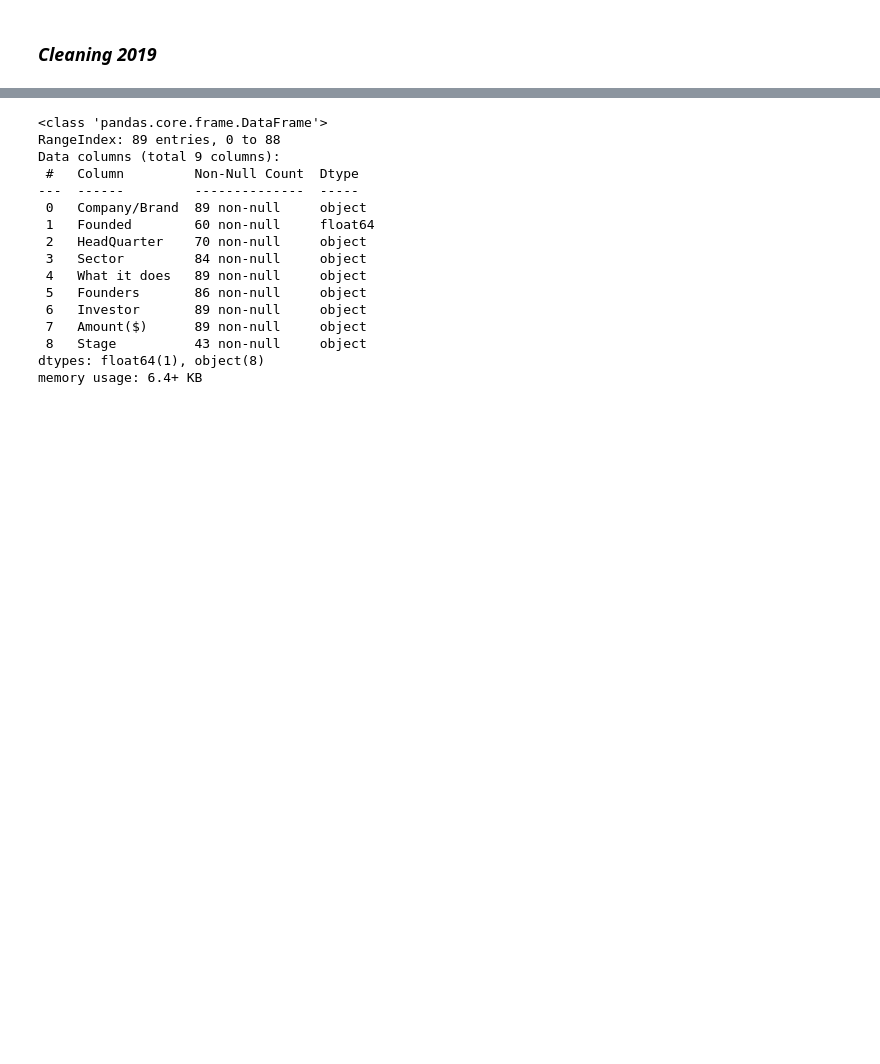
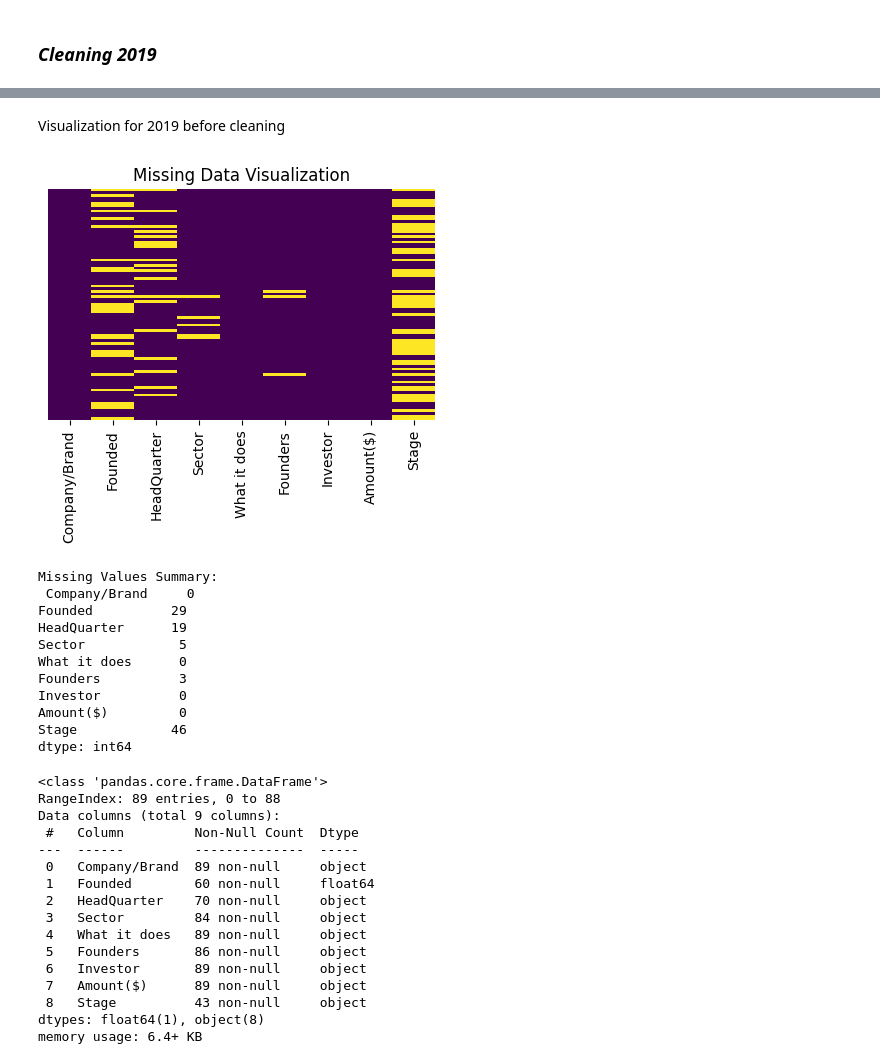
Before and after one commit to GeGe-K/Startup-Ecosystem, a Jupyter notebook: jupyter.ipynb, the cells around one changed output, grey strips where cells are left out. Saved outputs shown, nothing was run; the diff lists cells and outputs as text; code cells hidden in the pictures; blank space fills up the shorter version.

Commit message:
Visualization before cleaning 2019 data

```diff
--- a/jupyter.ipynb
+++ b/jupyter.ipynb
@@ -1531,3 +870,30 @@ df_2019
+# %% [markdown]
+Visualization for 2019 before cleaning
+# %%
+# Check for missing values
+missing_values = df_2019.isnull().sum()
+
+# Visualize missing data
+plt.figure(figsize=(5, 3))
+sns.heatmap(df_2019.isnull(), cmap='viridis', cbar=False, yticklabels=False)
+plt.title('Missing Data Visualization')
+plt.show()
+
+# Display missing values summary
+print("Missing Values Summary:\n", missing_values)
+# %% [output]
+[figure, added]
+Missing Values Summary:
+ Company/Brand     0
+Founded          29
+HeadQuarter      19
+Sector            5
+What it does      0
+Founders          3
+Investor          0
+Amount($)         0
+Stage            46
+dtype: int64
 # %%
 # Summary of the DataFrame
 df_2019.info()
```
Also changed, not shown: parts of 35 cells of this notebook.
